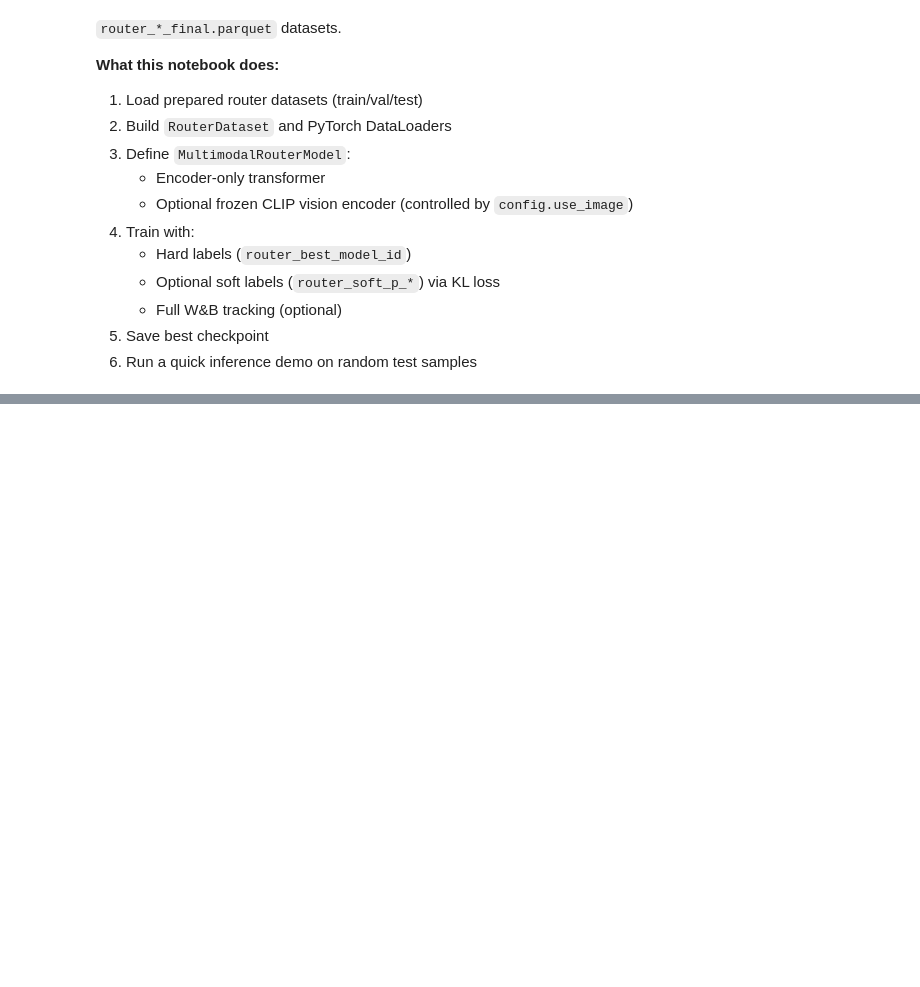
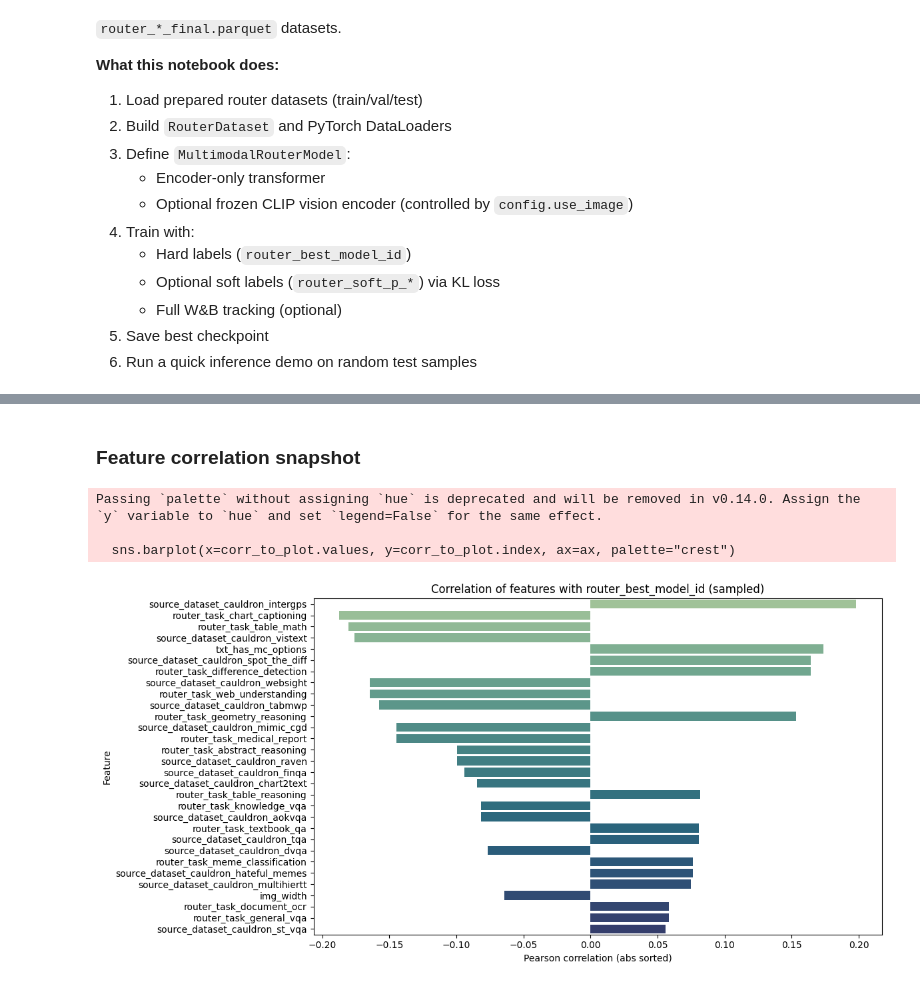
Before and after one commit to Vedaang-Chopra/Which_VLM_Router, a Jupyter notebook: code_base/which_vlm/artemis/06b_training_router_v2.ipynb, the cells around one changed output, grey strips where cells are left out. Saved outputs shown, nothing was run; the diff lists cells and outputs as text; code cells hidden in the pictures; blank space fills up the shorter version.

```diff
--- a/code_base/which_vlm/artemis/06b_training_router_v2.ipynb
+++ b/code_base/which_vlm/artemis/06b_training_router_v2.ipynb
@@ -177,0 +272,59 @@ print(f"\nNum models inferred: {num_models}")
+# %% [markdown]
+### Feature correlation snapshot
+# %%
+# Correlation snapshot across a small sample of training data
+sample_size = min(5000, len(train_df))
+feature_sample = train_df.sample(n=sample_size, random_state=42)
+
+numeric_cols = [
+    "img_width",
+    "img_height",
+    "img_aspect_ratio",
+    "txt_prompt_length_chars",
+    "txt_prompt_length_words",
+]
+binary_cols = ["txt_has_mc_options"]
+categorical_cols = ["router_task", "source_dataset", "txt_question_type"]
+
+available_numeric = [c for c in numeric_cols if c in feature_sample.columns]
+available_binary = [c for c in binary_cols if c in feature_sample.columns]
+available_cat = [c for c in categorical_cols if c in feature_sample.columns]
+
+if len(available_numeric) + len(available_binary) + len(available_cat) == 0:
+    print("No feature columns available for correlation snapshot.")
+else:
+    numeric_df = feature_sample[available_numeric].copy()
+    numeric_df[available_binary] = feature_sample[available_binary].astype(float)
+
+    cat_df = pd.get_dummies(
+        feature_sample[available_cat],
+        prefix=available_cat,
+        dummy_na=True,
+    )
+
+    feature_matrix = pd.concat([numeric_df, cat_df], axis=1).fillna(0)
+
+    corr = (
+        feature_matrix.assign(target=feature_sample["router_best_model_id"])
+        .corr(numeric_only=True)["target"]
+        .drop("target")
+        .sort_values(key=lambda s: s.abs(), ascending=False)
+    )
+
+    top_n = 30
+    corr_to_plot = corr.head(top_n)
+
+    fig, ax = plt.subplots(figsize=(12, 6))
+    sns.barplot(x=corr_to_plot.values, y=corr_to_plot.index, ax=ax, palette="crest")
+    ax.set_title("Correlation of features with router_best_model_id (sampled)")
+    ax.set_xlabel("Pearson correlation (abs sorted)")
+    ax.set_ylabel("Feature")
+    plt.tight_layout()
+    plt.show()
+
+    corr_to_plot.to_frame("correlation")
+# %% [output]
+Passing `palette` without assigning `hue` is deprecated and will be removed in v0.14.0. Assign the `y` variable to `hue` and set `legend=False` for the same effect.
+
+  sns.barplot(x=corr_to_plot.values, y=corr_to_plot.index, ax=ax, palette="crest")
+[figure, added]
```
Also changed, not shown: parts of 26 cells of this notebook, 7 other files.
